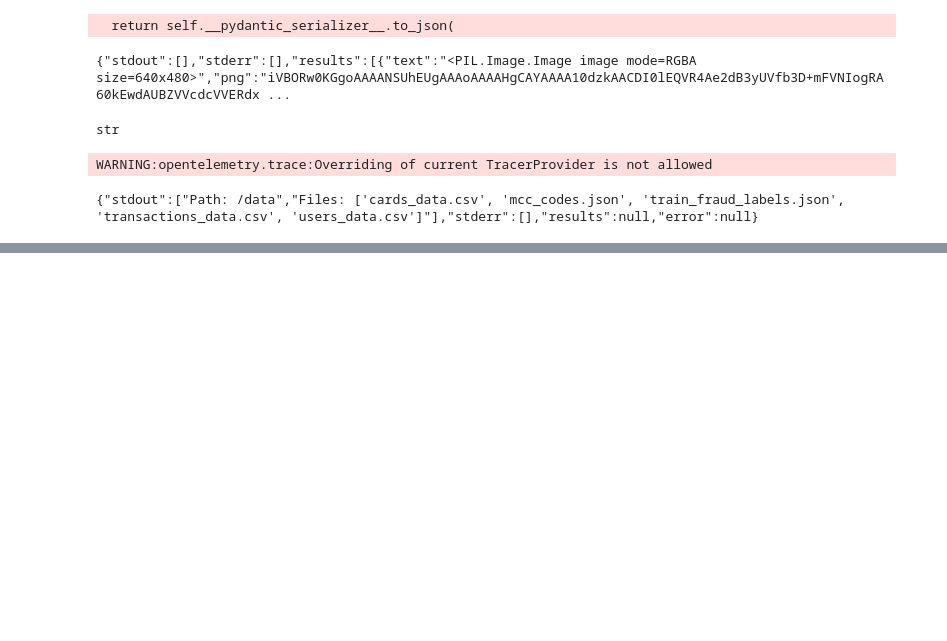
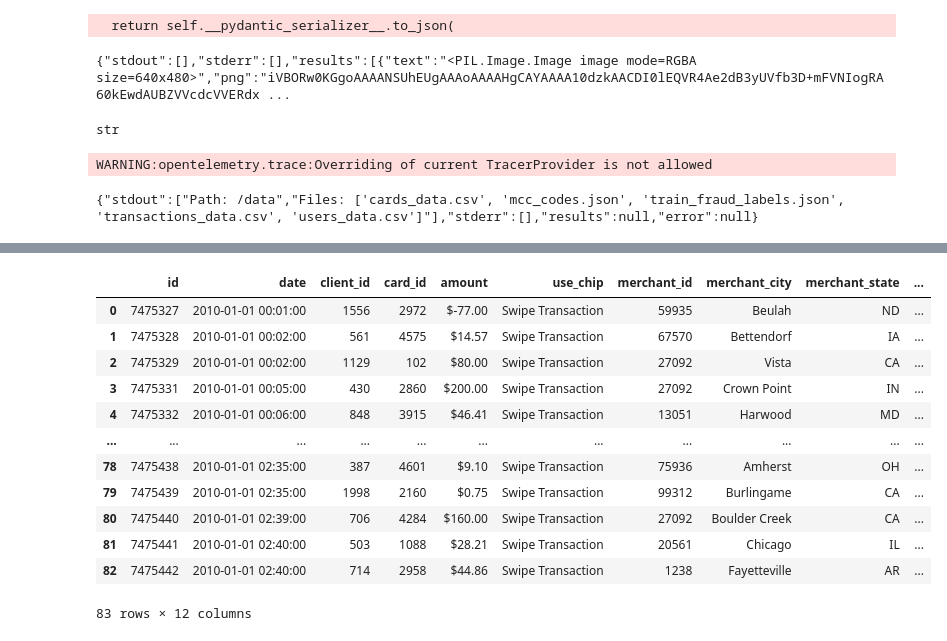
Before and after one commit to sidak1701/eval-agents, a Jupyter notebook: implementations/cibc-three/Code Interpreter.ipynb, the cells around one changed output, grey strips where cells are left out. Saved outputs shown, nothing was run; the diff lists cells and outputs as text; code cells hidden in the pictures; blank space fills up the shorter version.

```diff
--- a/implementations/cibc-three/Code Interpreter.ipynb
+++ b/implementations/cibc-three/Code Interpreter.ipynb
@@ -173,0 +149,50 @@ None
+# %%
+#formatting the tranc csv in df
+
+import pandas as pd
+import re
+
+# 1. Identify the list from your previous result
+stdout = result_json['stdout']
+
+# 2. Define the correct columns manually to ensure nothing is missed
+columns = ['id', 'date', 'client_id', 'card_id', 'amount', 'use_chip',
+           'merchant_id', 'merchant_city', 'merchant_state', 'zip', 'mcc', 'errors']
+
+# 3. Regular expression to capture each field accurately
+# This handles the index, the date space, and the 'Swipe Transaction' spaces
+pattern = r'^\d+\s+(\d+)\s+(\d{4}-\d{2}-\d{2}\s\d{2}:\d{2}:\d{2})\s+(\d+)\s+(\d+)\s+(\$[\-\d\.]+)\s+(.*?)\s{2,}(\d+)\s+(.*?)\s+([A-Z]{2})\s+([\d\.]+)\s+(\d+)\s+(.*)$'
+
+rows = []
+for line in stdout:
+    # We only process lines that start with a number (the data rows)
+    if line.strip() and line.strip()[0].isdigit() and '-' in line:
+        match = re.search(pattern, line)
+        if match:
+            rows.append(match.groups())
+
+# 4. Create the final DataFrame
+df_transactions = pd.DataFrame(rows, columns=columns)
+
+# # 5. Optional: Clean numeric columns
+# df_transactions['amount'] = df_transactions['amount'].str.replace('$', '').astype(float)
+# df_transactions['id'] = df_transactions['id'].astype(int)
+
+# print("Transactions DataFrame (Full Columns):")
+# print(df_transactions[['id', 'merchant_id', 'merchant_city', 'merchant_state', 'amount']])
+# %%
+df_transactions
+# %% [output]
+|  | id | date | client_id | card_id | amount | use_chip | merchant_id | merchant_city | merchant_state | ... |
+| 0 | 7475327 | 2010-01-01 00:01:00 | 1556 | 2972 | $-77.00 | Swipe Transaction | 59935 | Beulah | ND | ... |
+| 1 | 7475328 | 2010-01-01 00:02:00 | 561 | 4575 | $14.57 | Swipe Transaction | 67570 | Bettendorf | IA | ... |
+| 2 | 7475329 | 2010-01-01 00:02:00 | 1129 | 102 | $80.00 | Swipe Transaction | 27092 | Vista | CA | ... |
+| 3 | 7475331 | 2010-01-01 00:05:00 | 430 | 2860 | $200.00 | Swipe Transaction | 27092 | Crown Point | IN | ... |
+| 4 | 7475332 | 2010-01-01 00:06:00 | 848 | 3915 | $46.41 | Swipe Transaction | 13051 | Harwood | MD | ... |
+| ... | ... | ... | ... | ... | ... | ... | ... | ... | ... | ... |
+| 78 | 7475438 | 2010-01-01 02:35:00 | 387 | 4601 | $9.10 | Swipe Transaction | 75936 | Amherst | OH | ... |
+| 79 | 7475439 | 2010-01-01 02:35:00 | 1998 | 2160 | $0.75 | Swipe Transaction | 99312 | Burlingame | CA | ... |
+| 80 | 7475440 | 2010-01-01 02:39:00 | 706 | 4284 | $160.00 | Swipe Transaction | 27092 | Boulder Creek | CA | ... |
+| 81 | 7475441 | 2010-01-01 02:40:00 | 503 | 1088 | $28.21 | Swipe Transaction | 20561 | Chicago | IL | ... |
+| 82 | 7475442 | 2010-01-01 02:40:00 | 714 | 2958 | $44.86 | Swipe Transaction | 1238 | Fayetteville | AR | ... |
+83 rows × 12 columns
```
Also changed, not shown: parts of 12 cells of this notebook.
